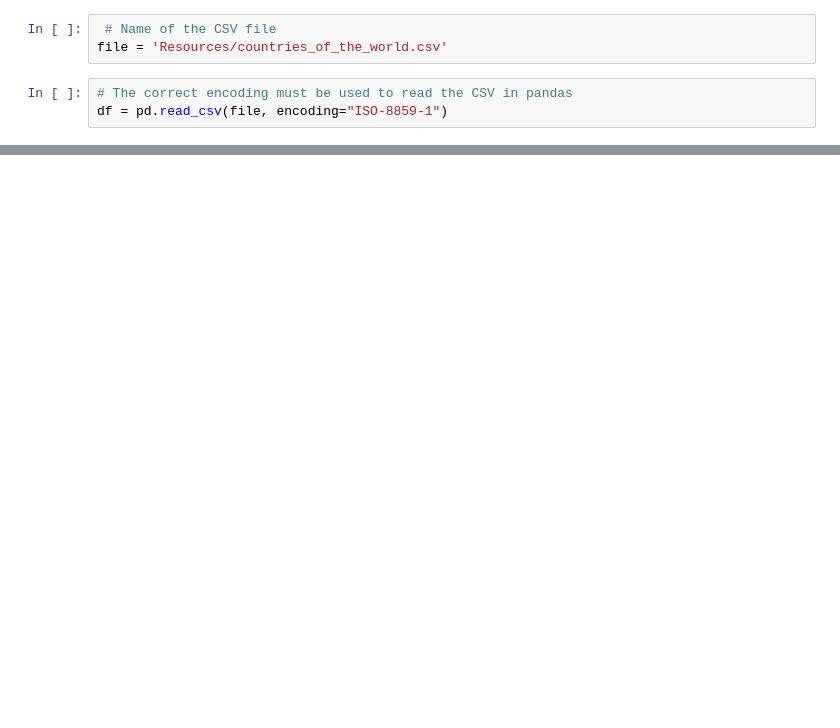
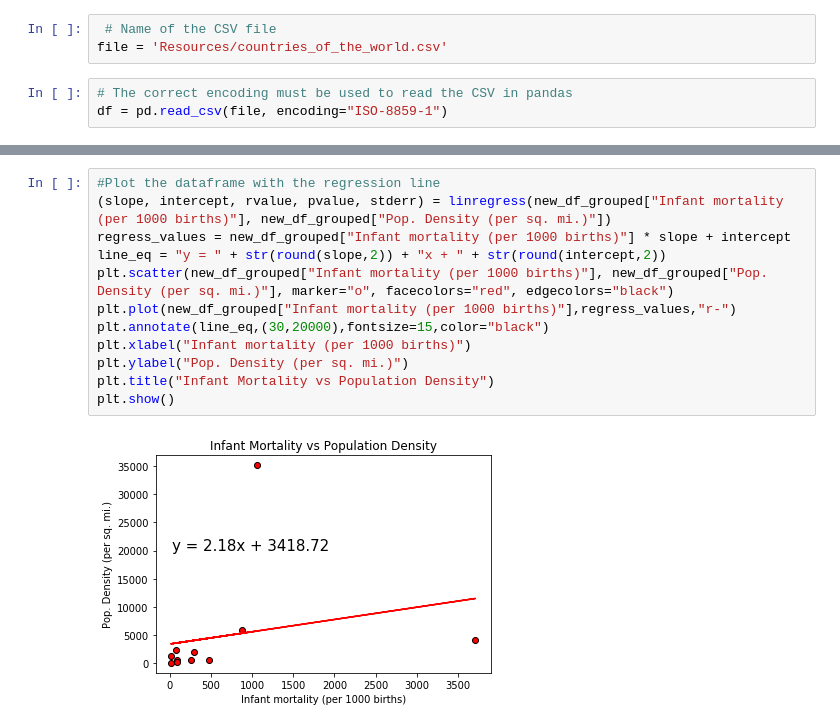
Before and after one commit to juliedundas/Country-Analysis, a Jupyter notebook: Project_1/project_1.ipynb, the cells around one changed output, grey strips where cells are left out. Saved outputs shown, nothing was run; the diff lists cells and outputs as text; blank space fills up the shorter version.

```diff
--- a/Project_1/project_1.ipynb
+++ b/Project_1/project_1.ipynb
@@ -334,0 +272,14 @@ print(correlation)
+# %%
+#Plot the dataframe with the regression line
+(slope, intercept, rvalue, pvalue, stderr) = linregress(new_df_grouped["Infant mortality (per 1000 births)"], new_df_grouped["Pop. Density (per sq. mi.)"])
+regress_values = new_df_grouped["Infant mortality (per 1000 births)"] * slope + intercept
+line_eq = "y = " + str(round(slope,2)) + "x + " + str(round(intercept,2))
+plt.scatter(new_df_grouped["Infant mortality (per 1000 births)"], new_df_grouped["Pop. Density (per sq. mi.)"], marker="o", facecolors="red", edgecolors="black")
+plt.plot(new_df_grouped["Infant mortality (per 1000 births)"],regress_values,"r-")
+plt.annotate(line_eq,(30,20000),fontsize=15,color="black")
+plt.xlabel("Infant mortality (per 1000 births)")
+plt.ylabel("Pop. Density (per sq. mi.)")
+plt.title("Infant Mortality vs Population Density")
+plt.show()
+# %% [output]
+[figure, added]
```
Also changed, not shown: parts of 46 cells of this notebook, 1 other file.
